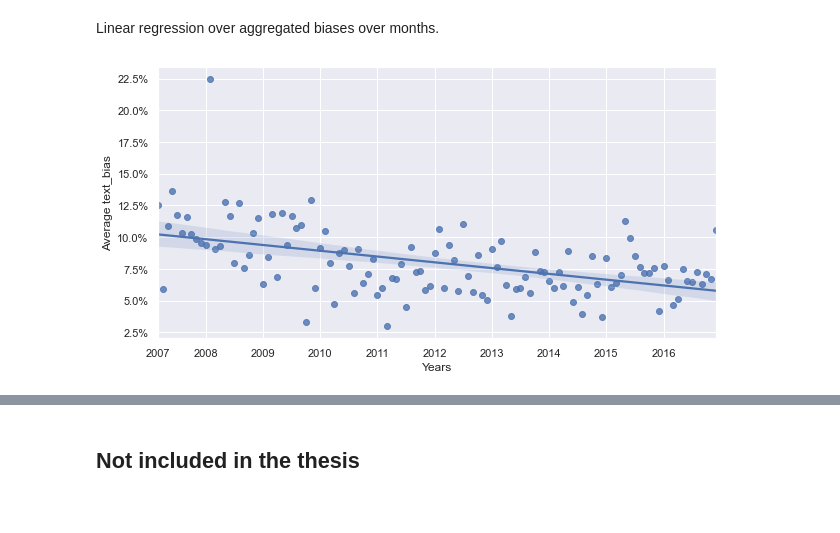
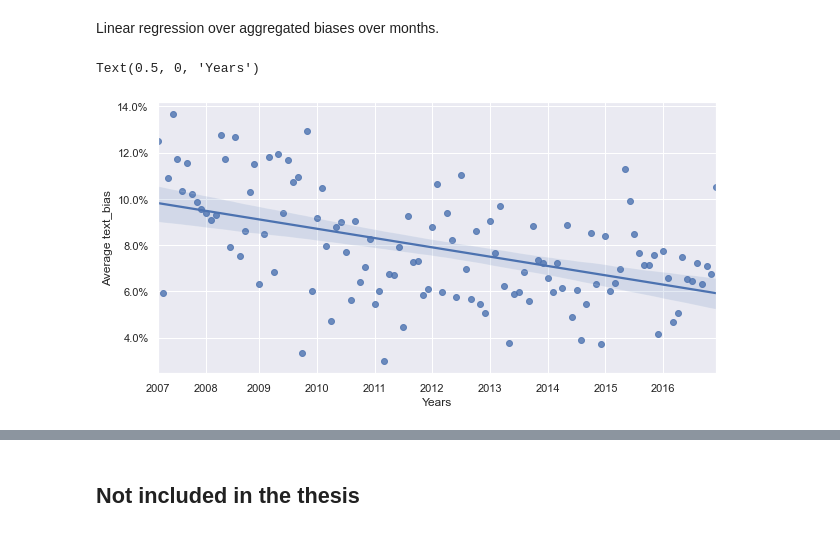
Before and after one commit to horychtom/czech-media-bias-detection, a Jupyter notebook: notebooks/media/full_pipeline/news_experiments.ipynb, the cells around one changed output, grey strips where cells are left out. Drawn from its saved outputs; the diff is of its cells as text; code cells hidden in the pictures.

```diff
--- a/notebooks/media/full_pipeline/news_experiments.ipynb
+++ b/notebooks/media/full_pipeline/news_experiments.ipynb
@@ -179,6 +179,9 @@ Progress of medai bias in denik.cz domain over 10 years.
 # %%
 # 1) sample news only from section "denik" from 10 years (without 2017 which has only few articles)
 denik_sampled = denik[(denik['Year']<2017) & (denik['section']=='denik')].groupby('Year',as_index=False).apply(lambda x: x.sample(n=350,random_state=42))
+# %%
+# remove the outlier
+denik_sampled = denik_sampled[denik_sampled['published']!='2008-02']
 # %% [markdown]
 #### Years
 # %% [markdown]
@@ -213,11 +216,11 @@ for y in years:
 # %%
 ax = plt.figure(figsize=(10,5))
 #plt.yticks(np.arange(0,0.12, 0.01))
 plt.xticks(indices,years, rotation='horizontal')
 #plt.yticks(np.arange(-5,30,5))
-sns.regplot(x=np.arange(0,118),y='text_bias',data=months_bias,order=1).yaxis.set_major_formatter(mtick.PercentFormatter())
+sns.regplot(x=np.arange(0,117),y='text_bias',data=months_bias,order=1).yaxis.set_major_formatter(mtick.PercentFormatter())
 plt.ylabel('Average text_bias')
 plt.xlabel('Years')
-plt.savefig('denik_months.png',dpi=400)
 # %% [output]
+Text(0.5, 0, 'Years')
-[figure, old version]
+[figure, new version]
```
Also changed, not shown: parts of 5 cells of this notebook, 1 other file.
